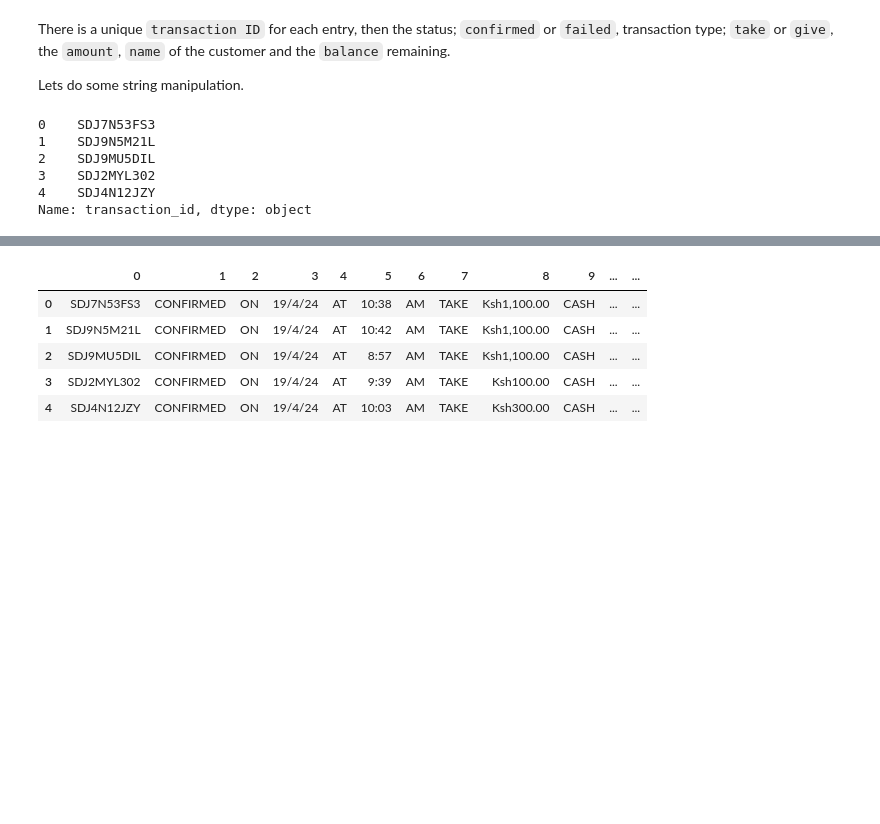
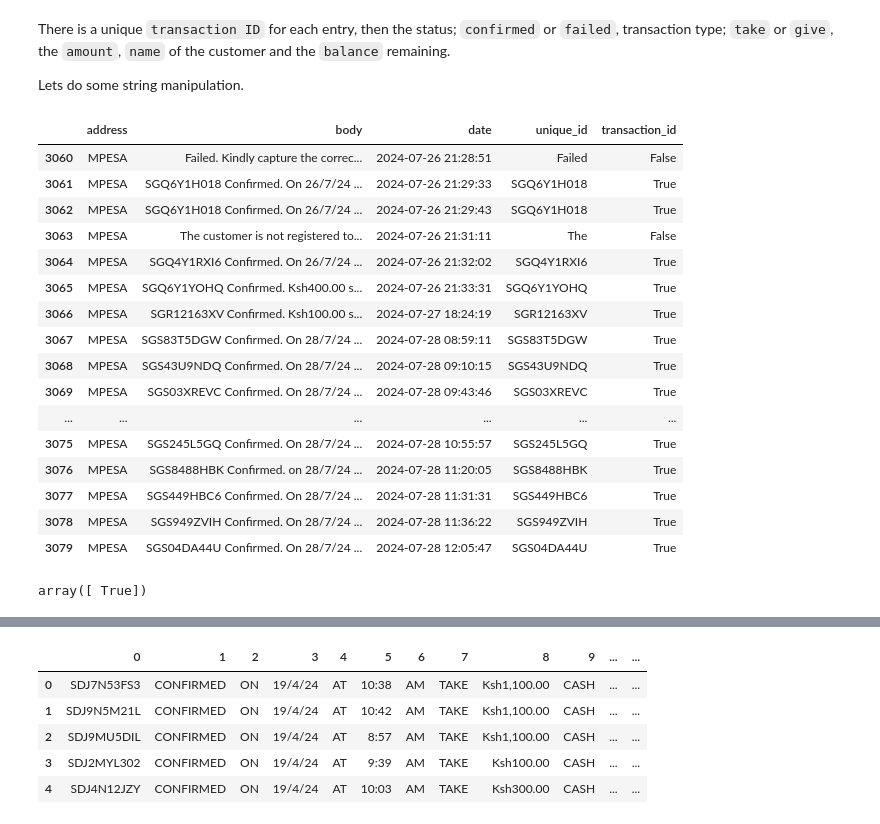
Before and after one commit to MarwaBrian/mpesa, a Jupyter notebook: index.ipynb, the cells around one changed output, grey strips where cells are left out. Drawn from its saved outputs; the diff is of its cells as text; code cells hidden in the pictures; blank space fills up the shorter version.

```diff
--- a/index.ipynb
+++ b/index.ipynb
@@ -124,25 +124,40 @@ data['body'].iloc[4]
 There is a unique `transaction ID` for each entry, then the status; `confirmed` or `failed`, transaction type; `take` or `give`, the `amount`, `name` of the customer and the `balance` remaining.
 
 Lets do some string manipulation.
-# %%
-data['transaction_id'] = data['body'].str.extract(r'^(\w+)')
-# %%
-data['transaction_id'].head()
-# %% [output]
-0    SDJ7N53FS3
-1    SDJ9N5M21L
-2    SDJ9MU5DIL
-3    SDJ2MYL302
-4    SDJ4N12JZY
-Name: transaction_id, dtype: object
 # %%
 transaction_id_pattern = r'^[A-Z0-9]{10}$'
-#extraction
-data['transaction_id'] = data['body'].str.extract(r'^(\w+)')
 
-#validation
-data['valid_transaction_id'] = data['transaction_id'].str.match(f'^{transaction_id_pattern}$')
+#extract the first bit of each string to a new column
+data['unique_id'] = data['body'].str.extract(r'^(\w+)')
 
-#separate the valid transactions from other messages
-valid_transactions = data[data['valid_transaction_id']].copy()
-others = data[~data['valid_transaction_id']].copy()
+#create a new column to validate the transaction codes
+data['transaction_id'] = data['unique_id'].str.match(f'^{transaction_id_pattern}$')
+
+data.tail(20)
+# %% [output]
+|  | address | body | date | unique_id | transaction_id |
+| 3060 | MPESA | Failed. Kindly capture the correc... | 2024-07-26 21:28:51 | Failed | False |
+| 3061 | MPESA | SGQ6Y1H018 Confirmed. On 26/7/24 ... | 2024-07-26 21:29:33 | SGQ6Y1H018 | True |
+| 3062 | MPESA | SGQ6Y1H018 Confirmed. On 26/7/24 ... | 2024-07-26 21:29:43 | SGQ6Y1H018 | True |
+| 3063 | MPESA | The customer is not registered to... | 2024-07-26 21:31:11 | The | False |
+| 3064 | MPESA | SGQ4Y1RXI6 Confirmed. On 26/7/24 ... | 2024-07-26 21:32:02 | SGQ4Y1RXI6 | True |
+| 3065 | MPESA | SGQ6Y1YOHQ Confirmed. Ksh400.00 s... | 2024-07-26 21:33:31 | SGQ6Y1YOHQ | True |
+| 3066 | MPESA | SGR12163XV Confirmed. Ksh100.00 s... | 2024-07-27 18:24:19 | SGR12163XV | True |
+| 3067 | MPESA | SGS83T5DGW Confirmed. On 28/7/24 ... | 2024-07-28 08:59:11 | SGS83T5DGW | True |
+| 3068 | MPESA | SGS43U9NDQ Confirmed. On 28/7/24 ... | 2024-07-28 09:10:15 | SGS43U9NDQ | True |
+| 3069 | MPESA | SGS03XREVC Confirmed. On 28/7/24 ... | 2024-07-28 09:43:46 | SGS03XREVC | True |
+| ... | ... | ... | ... | ... | ... |
+| 3075 | MPESA | SGS245L5GQ Confirmed. On 28/7/24 ... | 2024-07-28 10:55:57 | SGS245L5GQ | True |
+| 3076 | MPESA | SGS8488HBK Confirmed. on 28/7/24 ... | 2024-07-28 11:20:05 | SGS8488HBK | True |
+| 3077 | MPESA | SGS449HBC6 Confirmed. On 28/7/24 ... | 2024-07-28 11:31:31 | SGS449HBC6 | True |
+| 3078 | MPESA | SGS949ZVIH Confirmed. On 28/7/24 ... | 2024-07-28 11:36:22 | SGS949ZVIH | True |
+| 3079 | MPESA | SGS04DA44U Confirmed. On 28/7/24 ... | 2024-07-28 12:05:47 | SGS04DA44U | True |
+# %%
+
+#lets separate valid transactions from other messages
+valid_transactions = data[data['transaction_id']].copy()
+others = data[~data['transaction_id']].copy()
+
+valid_transactions['transaction_id'].unique()
+# %% [output]
+array([ True])
```
Also changed, not shown: parts of 9 cells of this notebook, 1 other file.
